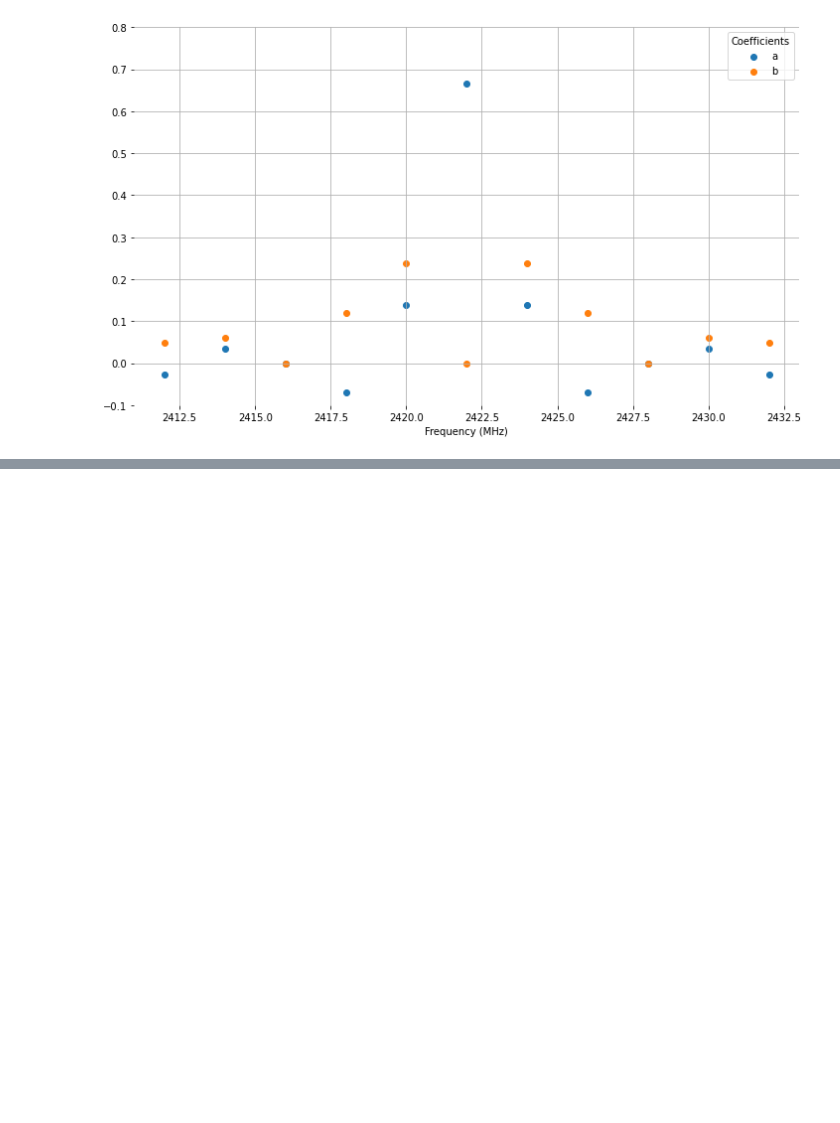
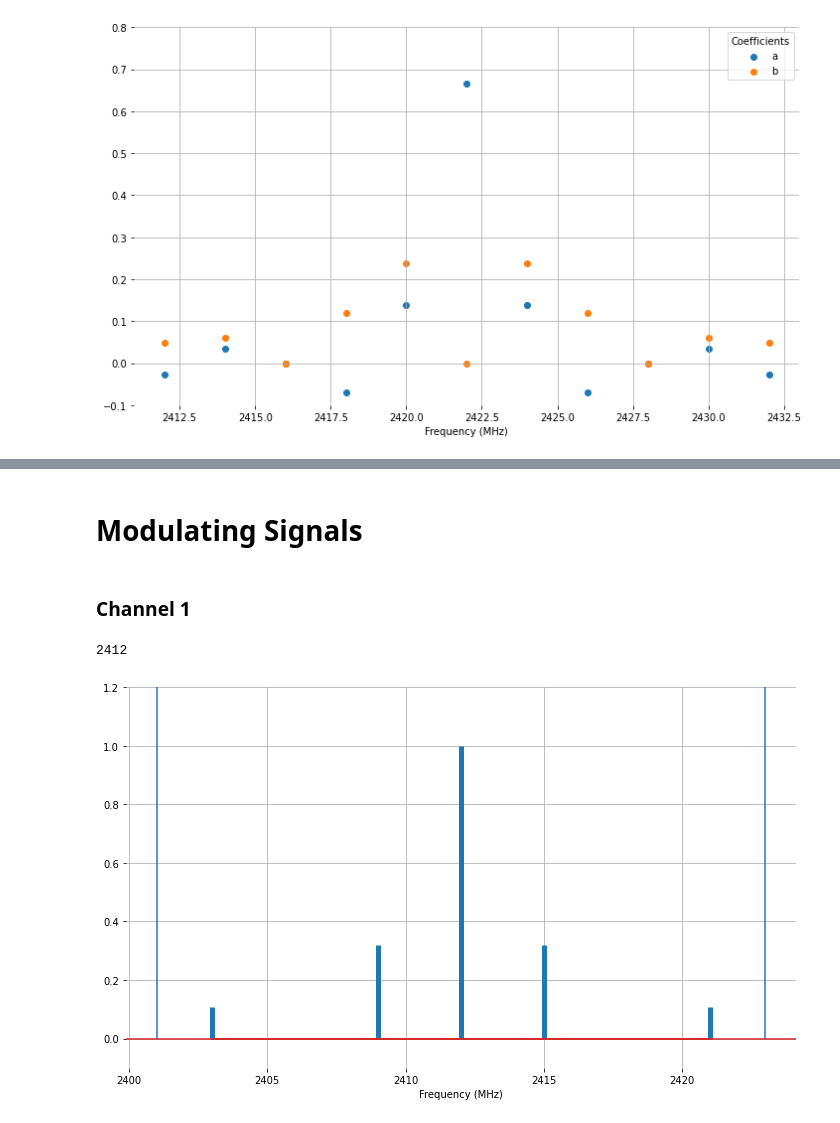
Before and after one commit to raduspaimoc/Communication_Services_And_Security, a Jupyter notebook: Lab 5/Assignment 5.ipynb, the cells around one changed output, grey strips where cells are left out. Drawn from its saved outputs; the diff is of its cells as text; code cells hidden in the pictures; blank space fills up the shorter version.

```diff
--- a/Lab 5/Assignment 5.ipynb
+++ b/Lab 5/Assignment 5.ipynb
@@ -246,0 +473,42 @@ get_points_plot(sigxAX, sigxAY, sigxBX, sigxBY, channel3, 'modulated_bs2_coef.jp
+# %% [markdown]
+# Modulating Signals
+# %% [markdown]
+### Channel 1
+# %%
+period = 2
+channel1 = int(2401 + 22/2)
+print(channel1)
+
+# A Coefficient
+sig1AY = []
+sig1AX = []
+
+# Adding central one
+sig1AY.append(cosIntegral(t, T1, 0, period))
+sig1AX.append(channel1)
+
+for n in range(1,4):
+  sig1AY.append(cosIntegral(t, T1, n, period)/2)
+  sig1AY.append(cosIntegral(t, T1, n, period)/2)
+  sig1AX.append(channel1 + n*3)
+  sig1AX.append(channel1 - n*3)
+
+# B Coefficient
+sig1BY = []
+sig1BX = []
+
+# Adding central one
+sig1BY.append(sinIntegral(t, T1, 0, period))
+sig1BX.append(channel1)
+
+for n in range(1,4):
+  sig1BY.append(sinIntegral(t, T1, n, period)/2)
+  sig1BY.append(sinIntegral(t, T1, n, period)/2)
+  sig1BX.append(channel1 + n*3)
+  sig1BX.append(channel1 - n*3)
+# %% [output]
+2412
+# %%
+get_box_plot(sig1AX, sig1AY, sig1BX, sig1BY, channel1, store=False)
+# %% [output]
+[figure, added]
```
Also changed, not shown: parts of 44 cells of this notebook, 1 other file.
